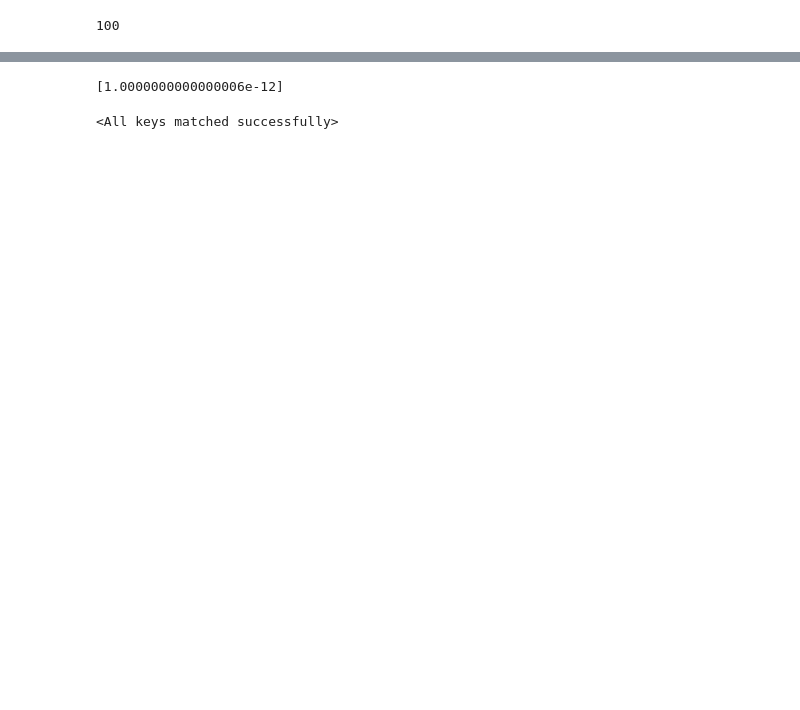
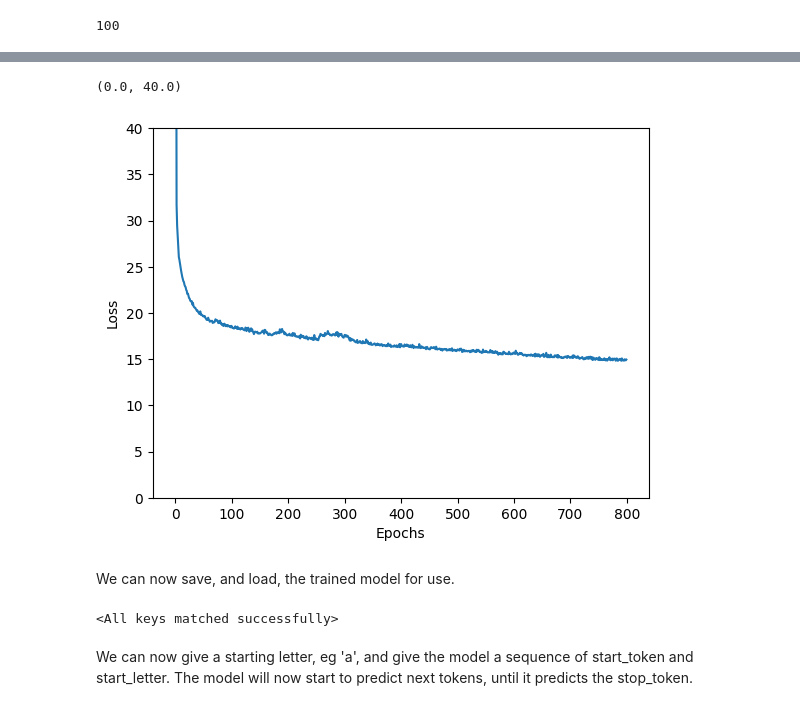
Before and after one commit to raoulg/straattaal, a Jupyter notebook: notebooks/demo.ipynb, the cells around one changed output, grey strips where cells are left out. Cells and saved outputs as stored; diff of their text form; code cells hidden in the pictures; blank space fills up the shorter version.

Commit message:
save demo.ipynb with output

```diff
--- a/notebooks/demo.ipynb
+++ b/notebooks/demo.ipynb
@@ -113,3 +142,0 @@ x.shape, y.shape
-# %%
-x, y = next(iter(loader))
-x.shape, y.shape
@@ -122,2 +142,0 @@ scheduler = ReduceLROnPlateau(optimizer, mode='min', factor=0.1, patience=50, mi
-# %%
-optimizer = optim.Adam(model.parameters(), lr=0.1)
@@ -173,7 +194,14 @@ for epoch in range(epochs):
-# %%
-scheduler.get_last_lr()
-# %% [output]
-[1.0000000000000006e-12]
+# %%
+import matplotlib.pyplot as plt
+plt.plot(history)
+plt.ylabel('Loss')
+plt.xlabel('Epochs')
+plt.ylim(0, 40)
+# %% [output]
+(0.0, 40.0)
+[figure, added]
+# %% [markdown]
+We can now save, and load, the trained model for use.
 # %%
 torch.save(model.state_dict(), "../artefacts/model.pth")
 # %%
@@ -191,3 +212,6 @@ generated_word = [start_letter_idx]
+# %% [markdown]
+We can now give a starting letter, eg 'a', and give the model a sequence of start_token and start_letter.
+The model will now start to predict next tokens, until it predicts the stop_token.
 # %%
 start_letter = 'a'
 max_length = 20
```
Also changed, not shown: parts of 31 cells of this notebook.
